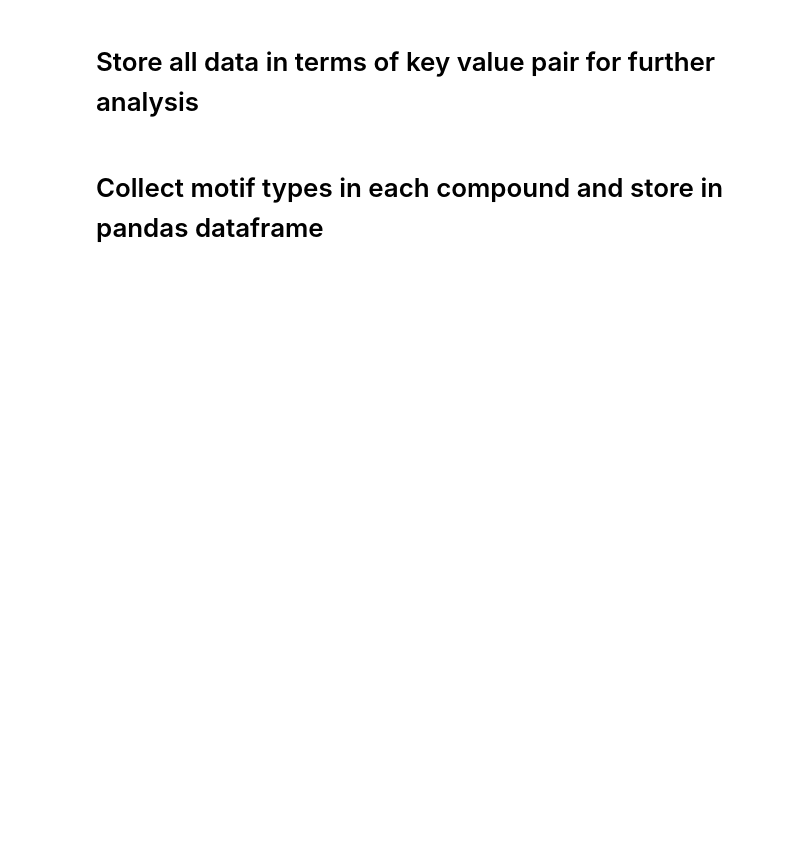
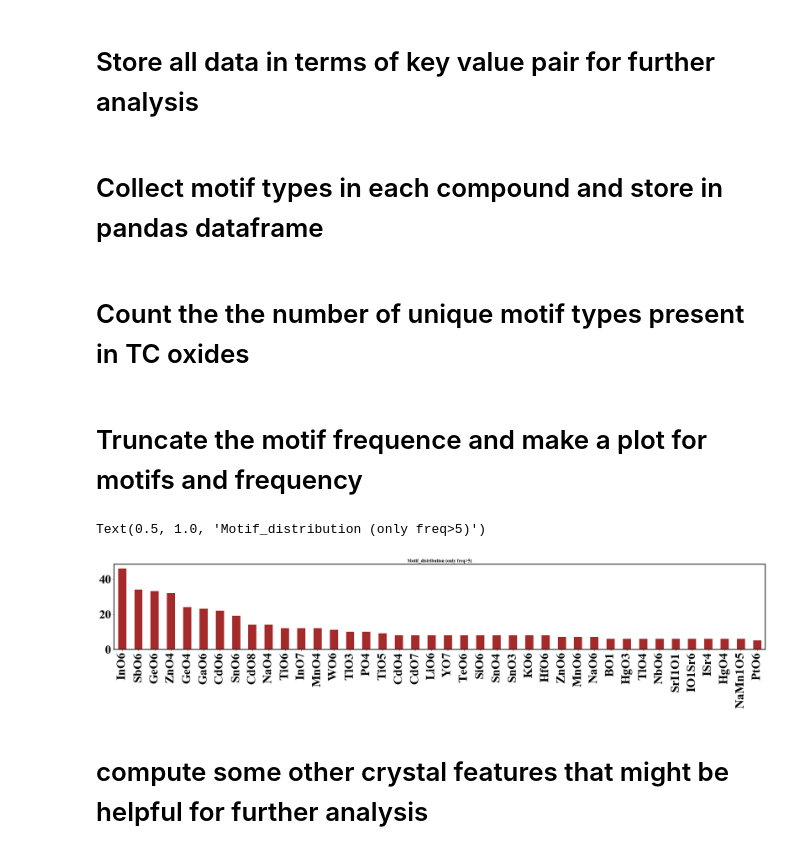
Before and after one commit to Huta2018/Materials_network_construction, a Jupyter notebook: feature_generation_for_network.ipynb, the cells around one changed output. Cells and saved outputs as stored; diff of their text form; code cells hidden in the pictures; blank space fills up the shorter version.

Commit message:
added sample data and graph analysis

```diff
--- a/feature_generation_for_network.ipynb
+++ b/feature_generation_for_network.ipynb
@@ -529,0 +564,55 @@ df.to_excel("compound_motif_types.xlsx")
+# %% [markdown]
+# Count the the number of unique motif types present in TC oxides
+# %%
+import matplotlib.pyplot as plt
+
+def count_motif_type_freq():
+    motif_count={}
+    for m in range(len(list(motif_type_dict.keys()))-4): #there are four numbers at the end of the motif type dict keys so removed them, need to check how they came
+        if motif_type_dict[list(motif_type_dict.keys())[m]]==None: continue
+        for i in list(motif_type_dict[list(motif_type_dict.keys())[m]]['compositions'].keys()):
+            motif = i.split("_")[0]
+            if motif not in motif_count.keys():
+                motif_count[str(motif)] = 1
+            else:
+                 motif_count[str(motif)] += 1
+    return motif_count
+
+count_motif = count_motif_type_freq()
+sorted_count = {k: v for k, v in sorted(count_motif.items(), key=lambda item: item[1], reverse=True)}
+# %% [markdown]
+# Truncate the motif frequence and make a plot for motifs and frequency
+# %%
+def get_truncated_dict(dictionary, limit_value):
+    truncated = {}
+    for key, value in dictionary.items():
+        if dictionary[key] >= limit_value:
+            truncated[key] = value
+    return truncated
+
+sorted_count = get_truncated_dict(sorted_count, 5)
+
+
+%matplotlib inline
+
+# set font
+plt.rcParams['font.family'] = 'Times New Roman'
+
+plt.rcParams['axes.linewidth']=2
+
+f, ax = plt.subplots(figsize = (30, 4))
+bin = np.arange(len(sorted_count.keys()))
+
+ax.bar(sorted_count.keys(), sorted_count.values(), color='brown', align = "center", width = 0.5);
+plt.xticks(rotation='vertical');
+ax.xaxis.set_tick_params(labelsize = 32);
+ax.yaxis.set_tick_params(labelsize = 32);
+
+plt.xlim(-0.5, bin.size-0.5);
+
+plt.title("Motif_distribution (only freq>5)")
+# %% [output]
+Text(0.5, 1.0, 'Motif_distribution (only freq>5)')
+[figure, added]
+# %% [markdown]
+# compute some other crystal features that might be helpful for further analysis
```
Also changed, not shown: parts of 30 cells of this notebook, 1 other file.
